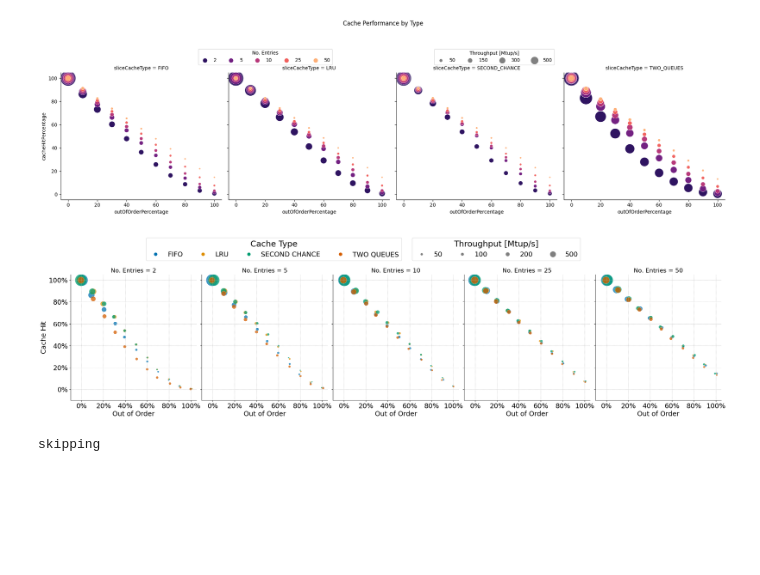
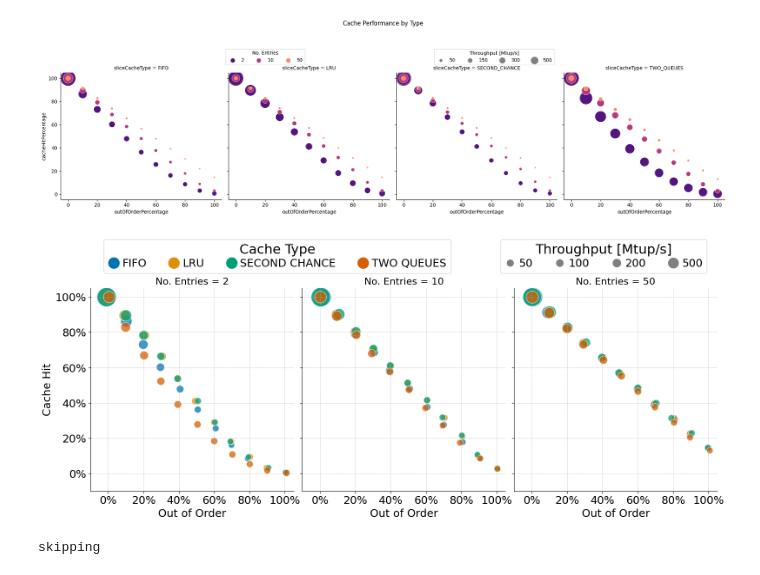
Before and after one commit to keyseven123/engine-statemanagement-paper, a Jupyter notebook: scripts/benchmarking/slice_cache/plots/SliceCacheMicroBenchmarks.ipynb, the cells around one changed output. Drawn from its saved outputs; the diff is of its cells as text; code cells hidden in the pictures; blank space fills up the shorter version.

```diff
--- a/scripts/benchmarking/slice_cache/plots/SliceCacheMicroBenchmarks.ipynb
+++ b/scripts/benchmarking/slice_cache/plots/SliceCacheMicroBenchmarks.ipynb
@@ -62,7 +62,7 @@ df = df.sort_values(by='sliceCacheType_NoEntries', key=lambda x: x.map(sorting_k
 
 
 # Removing all rows that do not fit the following criteria
-numberOfEntries = [2, 5, 10, 25, 50]
+numberOfEntries = [2, 10, 50]
 sliceCacheType = ["FIFO", "TWO_QUEUES", "LRU", "SECOND_CHANCE"] #, "Optimal"]
 df = df[
     df['numberOfEntries'].isin(numberOfEntries) &
@@ -271,7 +271,7 @@ g.fig.suptitle("Cache Performance by Type", y=1.15)
 plt.subplots_adjust(top=0.85)
 plt.show()
 # %% [output]
-[figure, old version]
+[figure, new version]
 # %%
 # Unique entries and palette
 unique_entries = sorted(df['sliceCacheType'].unique())
@@ -297,7 +297,7 @@ def jittered_scatterplot(data, x, y, hue, size, **kwargs):
         y=data[y],
         hue=data[hue],
         size=data[size],
-        sizes=(10, 1000),
+        sizes=(100, 1000),
         **kwargs
     )
 
@@ -318,12 +318,12 @@ type_to_color = dict(zip(unique_entries, palette))
 hue_handles = [
     Line2D([0], [0], marker='o', linestyle='None',
            color='w', markerfacecolor=type_to_color[cache_type],
-           markersize=10, label=str(cache_type).replace("_", " "))
+           markersize=20, label=str(cache_type).replace("_", " "))
     for cache_type in unique_entries
 ]
 
 # Size legend (throughput)
-min_size, max_size = 10, 1000
+min_size, max_size = 100, 1000
 throughput_data = df['throughput_million_timestamp_per_sec']
 size_norm = plt.Normalize(throughput_data.min(), throughput_data.max())
 
@@ -345,38 +345,38 @@ font_properties.set_size(22)
 
 # Add custom legends with increased font size
 g.fig.legend(handles=hue_handles, title="Cache Type", title_fontproperties=font_properties,
-             fontsize=18, loc='upper center', bbox_to_anchor=(0.33, 1.35), ncol=len(hue_handles))
+             fontsize=18, labelspacing=0.2, handlelength=1.0, handletextpad=0.3, loc='upper center', bbox_to_anchor=(0.20, 1.3), ncol=len(hue_handles))
 g.fig.legend(handles=size_handles, title="Throughput [Mtup/s]", title_fontproperties=font_properties,
-             fontsize=18, loc='upper center', bbox_to_anchor=(0.66, 1.35), ncol=len(size_handles))
+             fontsize=18, labelspacing=0.2, handlelength=1.0, handletextpad=0.3, loc='upper center', bbox_to_anchor=(0.50, 1.3), ncol=len(size_handles))
 
 # Adjust the font size for x and y labels, ticks, and facet titles
 for ax, val in zip(g.axes.flat, sorted(plot_df['numberOfEntries'].unique())):
     ax.set_xlabel("Out of Order", fontsize=18)
     ax.set_ylabel("Cache Hit", fontsize=18)
     ax.tick_params(axis='x', labelsize=18)
     ax.tick_params(axis='y', labelsize=18)
 
     # Set x and y axis limits and ticks
     ax.set_xlim(-10, 105)  # Add space before 0 and after 100
     ax.set_ylim(-10, 105)  # Add space before 0 and after 100
     ax.set_xticks(np.arange(0, 101, 20))  # Set ticks from 0 to 100 with a step of 20
     ax.set_yticks(np.arange(0, 101, 20))  # Set ticks from 0 to 100 with a step of 20
     ax.set_xticklabels([f'{int(tick)}%' for tick in np.arange(0, 101, 20)])
     ax.set_yticklabels([f'{int(tick)}%' for tick in np.arange(0, 101, 20)])
 
     # Set custom title for each subplot
     ax.set_title(f"No. Entries = {val}", fontsize=16)
     ax.grid(True, which='major', axis='both', linestyle='--', linewidth=0.5)
 
 # Adjust layout
 plt.subplots_adjust(top=1.05)
 
 
 # Save and show plot
 plt.savefig(os.path.join(output_dir, f'slice_cache_scatter_plots_cache_hit_percentage_over_out_of_orderness.pdf'), bbox_inches='tight')
 plt.show()
 # %% [output]
-[figure, old version]
+[figure, new version]
 # %%
 %%script echo skipping
 tmp_df = df[df['windowSizeSlide'] == "100_100"]
```
Also changed, not shown: parts of 7 cells of this notebook, 5 other files.
